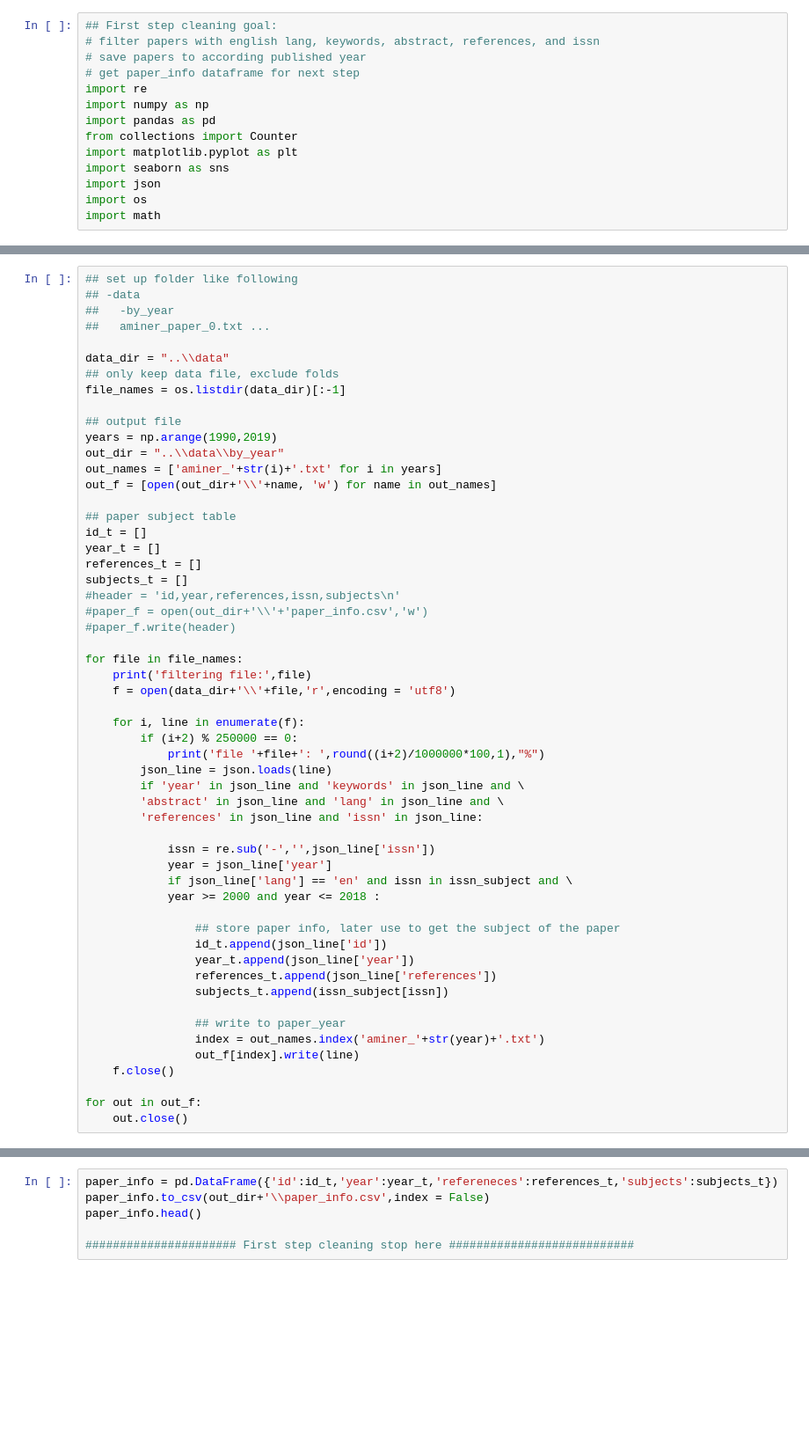
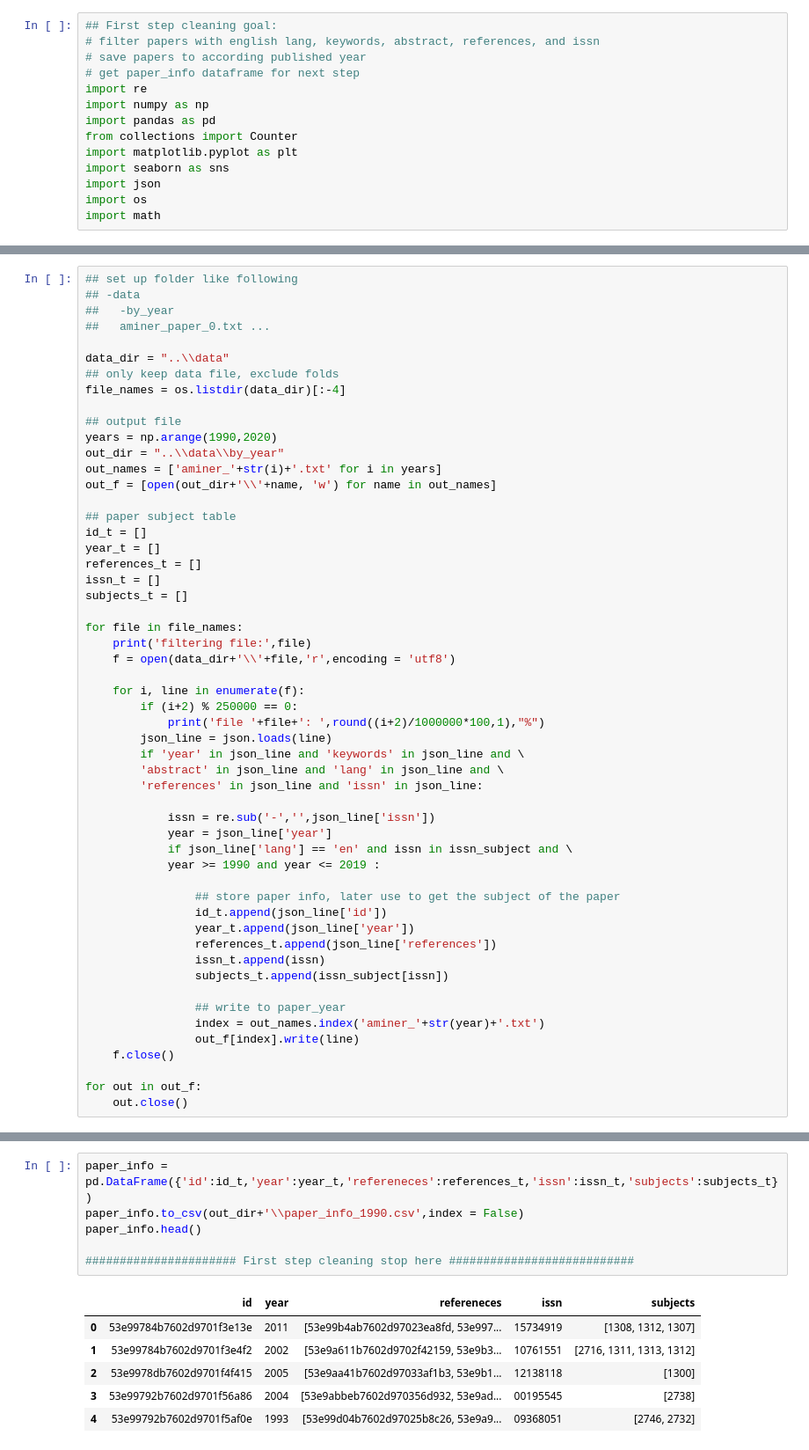
Before and after one commit to kaiwei-berkeley/subject_impact, a Jupyter notebook: kaiwei/paper_cleaning.ipynb, the cells around one changed output, grey strips where cells are left out. Shown at 88% size. Cells and saved outputs as stored; diff of their text form; blank space fills up the shorter version.

```diff
--- a/kaiwei/paper_cleaning.ipynb
+++ b/kaiwei/paper_cleaning.ipynb
@@ -49,10 +78,10 @@ os.listdir(data_dir)[-3:]
 
 data_dir = "..\\data"
 ## only keep data file, exclude folds
-file_names = os.listdir(data_dir)[:-1]
+file_names = os.listdir(data_dir)[:-4]
 
 ## output file
-years = np.arange(1990,2019)
+years = np.arange(1990,2020)
 out_dir = "..\\data\\by_year"
 out_names = ['aminer_'+str(i)+'.txt' for i in years]
 out_f = [open(out_dir+'\\'+name, 'w') for name in out_names]
@@ -61,10 +90,8 @@ out_f = [open(out_dir+'\\'+name, 'w') for name in out_names]
 id_t = []
 year_t = []
 references_t = []
+issn_t = []
 subjects_t = []
-#header = 'id,year,references,issn,subjects\n'
-#paper_f = open(out_dir+'\\'+'paper_info.csv','w')
-#paper_f.write(header)
 
 for file in file_names:
     print('filtering file:',file)
@@ -81,12 +108,13 @@ for file in file_names:
             issn = re.sub('-','',json_line['issn'])
             year = json_line['year']
             if json_line['lang'] == 'en' and issn in issn_subject and \
-            year >= 2000 and year <= 2018 :
+            year >= 1990 and year <= 2019 :
 
                 ## store paper info, later use to get the subject of the paper
                 id_t.append(json_line['id'])
                 year_t.append(json_line['year'])
                 references_t.append(json_line['references'])
+                issn_t.append(issn)
                 subjects_t.append(issn_subject[issn])
 
                 ## write to paper_year
@@ -99,9 +145,16 @@ for out in out_f:
 # %%
-paper_info = pd.DataFrame({'id':id_t,'year':year_t,'refereneces':references_t,'subjects':subjects_t})
-paper_info.to_csv(out_dir+'\\paper_info.csv',index = False)
+paper_info = pd.DataFrame({'id':id_t,'year':year_t,'refereneces':references_t,'issn':issn_t,'subjects':subjects_t})
+paper_info.to_csv(out_dir+'\\paper_info_1990.csv',index = False)
 paper_info.head()
 
 ###################### First step cleaning stop here ###########################
+# %% [output]
+|  | id | year | refereneces | issn | subjects |
+| 0 | 53e99784b7602d9701f3e13e | 2011 | [53e99b4ab7602d97023ea8fd, 53e997... | 15734919 | [1308, 1312, 1307] |
+| 1 | 53e99784b7602d9701f3e4f2 | 2002 | [53e9a611b7602d9702f42159, 53e9b3... | 10761551 | [2716, 1311, 1313, 1312] |
+| 2 | 53e9978db7602d9701f4f415 | 2005 | [53e9aa41b7602d97033af1b3, 53e9b1... | 12138118 | [1300] |
+| 3 | 53e99792b7602d9701f56a86 | 2004 | [53e9abbeb7602d970356d932, 53e9ad... | 00195545 | [2738] |
+| 4 | 53e99792b7602d9701f5af0e | 1993 | [53e99d04b7602d97025b8c26, 53e9a9... | 09368051 | [2746, 2732] |
 # %%
 ## Refer to paper_subject.ipynb for second step
 ## Second step goal:
```
Also changed, not shown: parts of 10 cells of this notebook, 3 other files.
